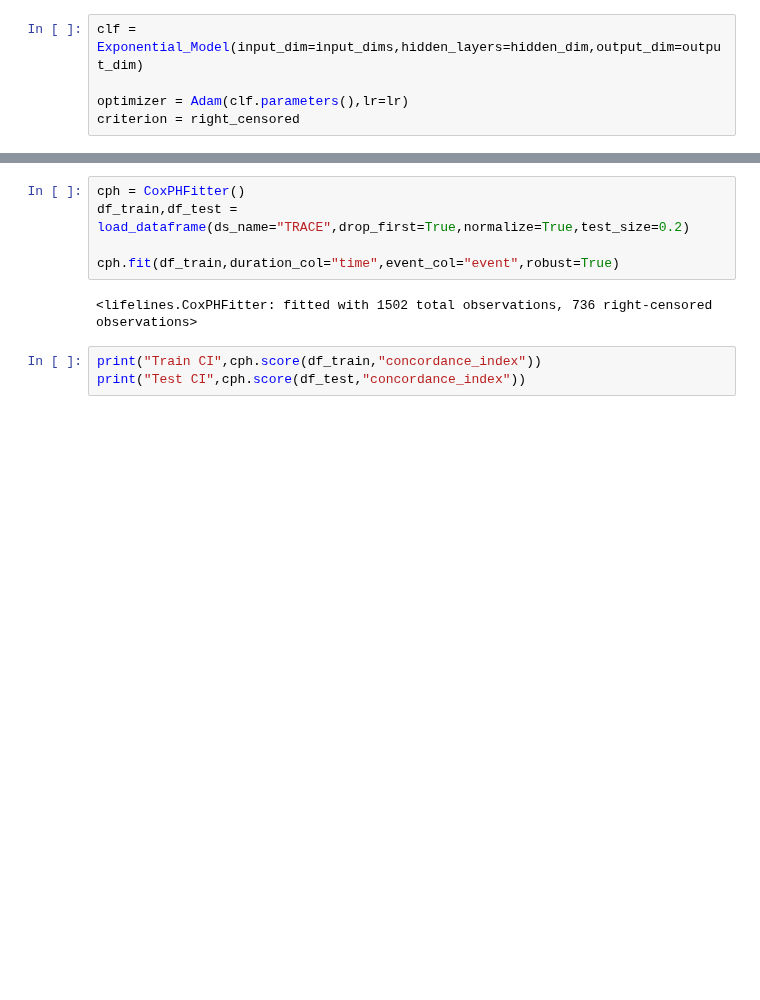
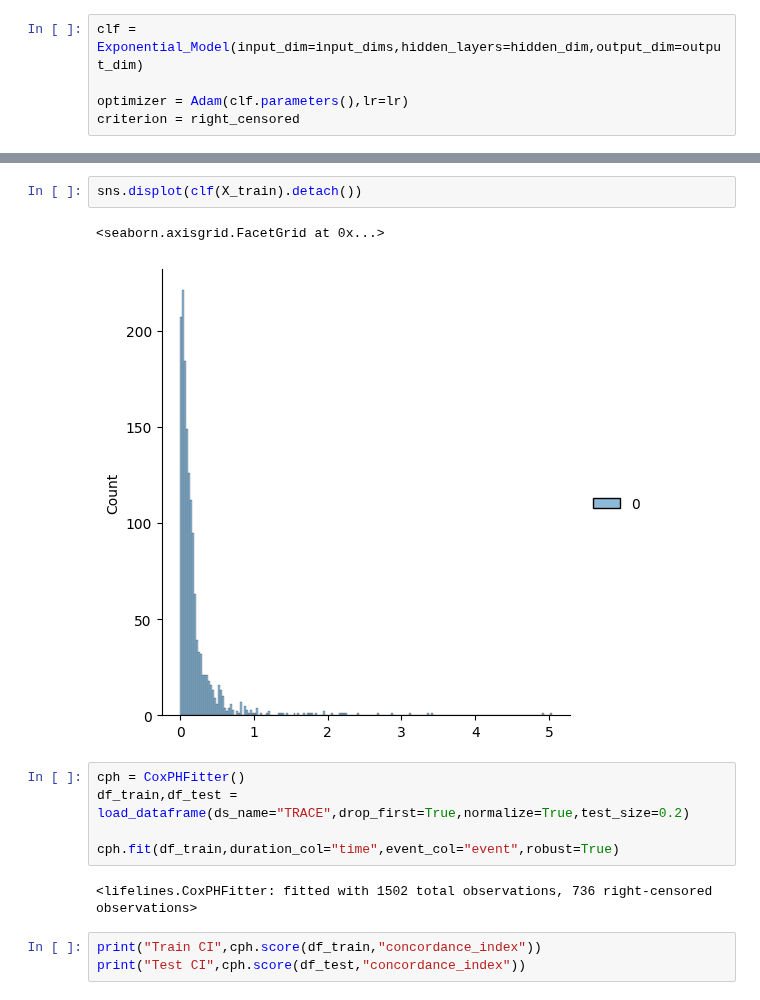
Before and after one commit to mlpotter/SAWAR, a Jupyter notebook: main_vanilla.ipynb, the cells around one changed output, grey strips where cells are left out. Cells and saved outputs as stored; diff of their text form; blank space fills up the shorter version.

```diff
--- a/main_vanilla.ipynb
+++ b/main_vanilla.ipynb
@@ -111,3 +111,8 @@ Test CI 0.7437041514508796
+# %%
+sns.displot(clf(X_train).detach())
+# %% [output]
+<seaborn.axisgrid.FacetGrid at 0x...>
+[figure, added]
 # %%
 cph = CoxPHFitter()
 df_train,df_test = load_dataframe(ds_name="TRACE",drop_first=True,normalize=True,test_size=0.2)
```
Also changed, not shown: parts of 19 cells of this notebook, 7 other files.
